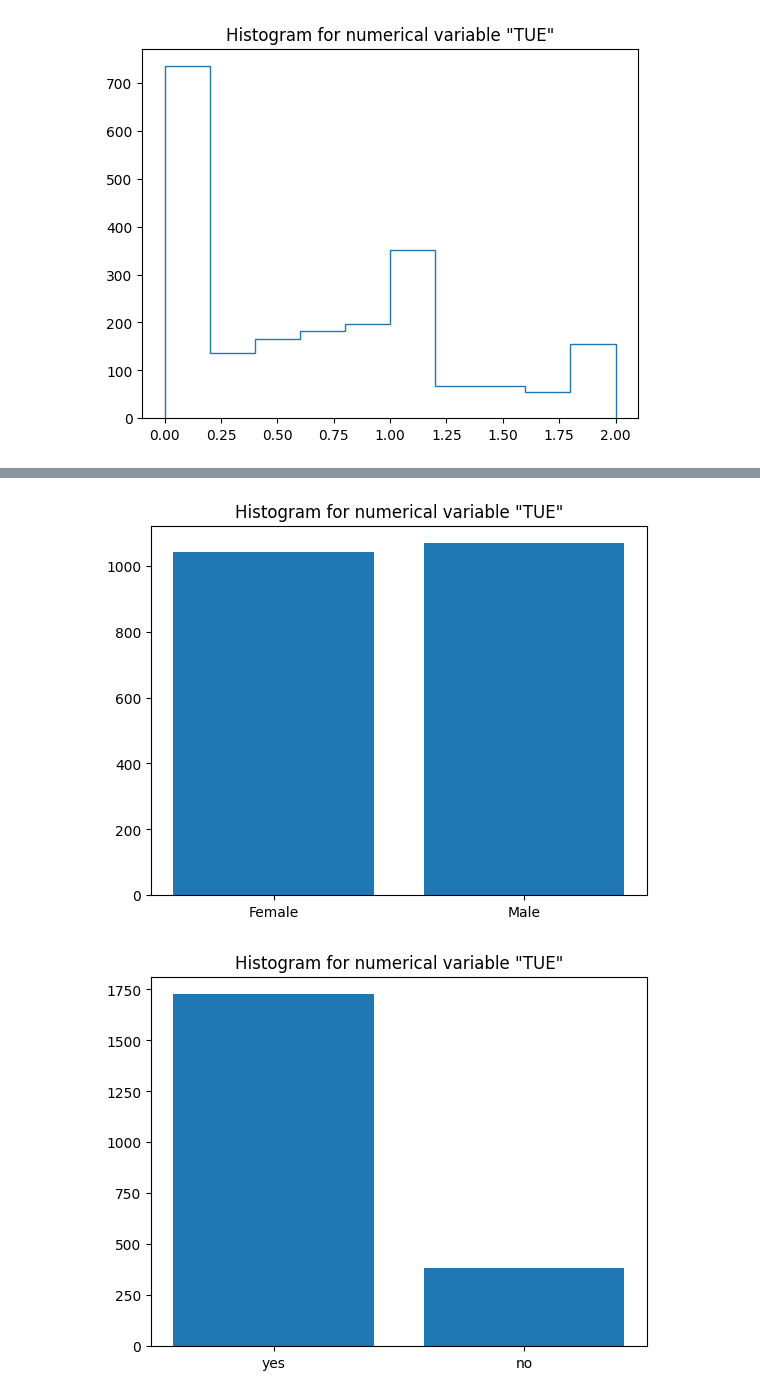
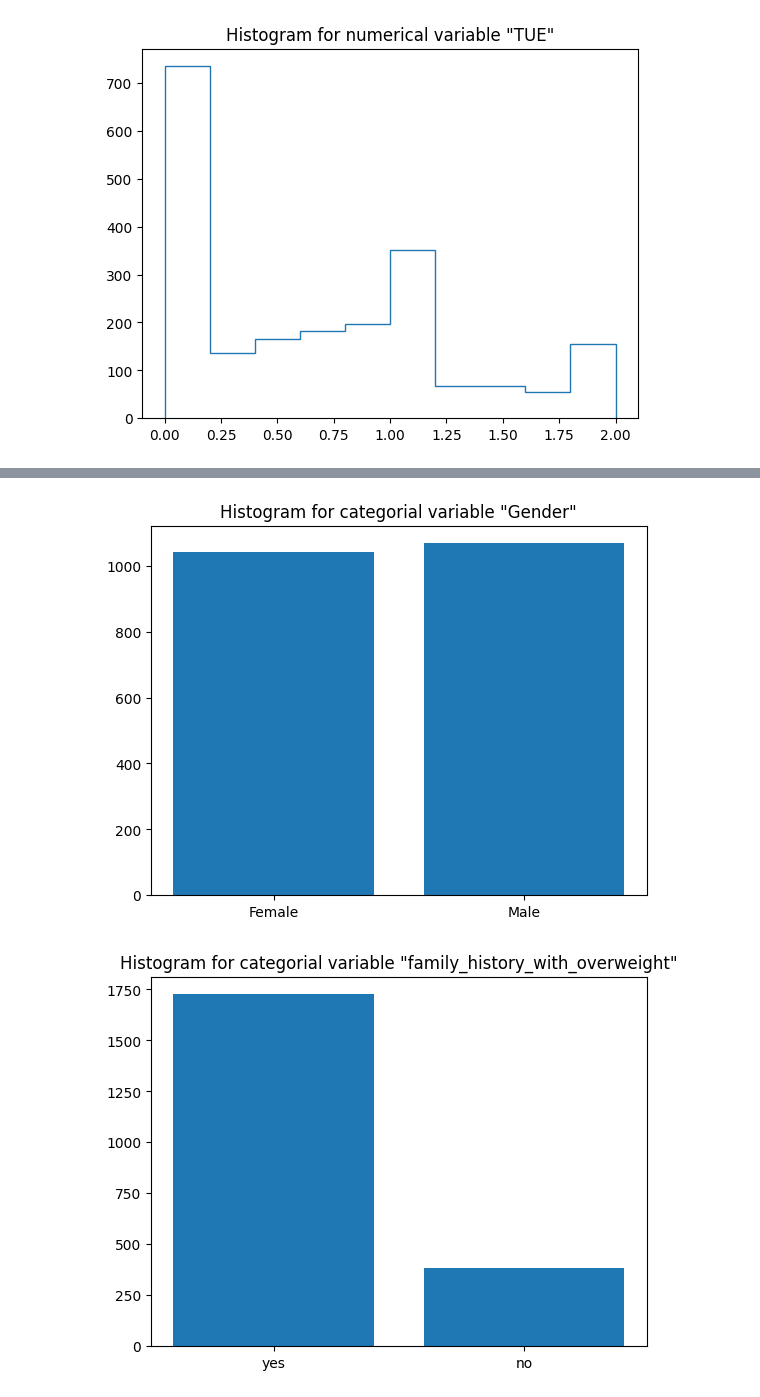
Before and after one commit to MihaiBojescu/data-mining-homeworks, a Jupyter notebook: Homework 1/homework1.ipynb, the cells around one changed output, grey strips where cells are left out. Drawn from its saved outputs; the diff is of its cells as text; code cells hidden in the pictures.

Commit message:
Homework 1: Correct categorial histograms

```diff
--- a/Homework 1/homework1.ipynb
+++ b/Homework 1/homework1.ipynb
@@ -351,5 +351,5 @@ for categorial_var in categorical_values:
 
     plt.figure()
     plt.bar(dataset_keys, dataset_values)
-    plt.title(f"Histogram for numerical variable \"{numerical_var}\"")
+    plt.title(f"Histogram for categorial variable \"{categorial_var}\"")
 # %% [output]
@@ -361,2 +361,2 @@ for categorial_var in categorical_values:
-[figure, old version]
+[figure, new version]
-[figure, old version]
+[figure, new version]
```
Also changed, not shown: parts of 1 cell of this notebook.
